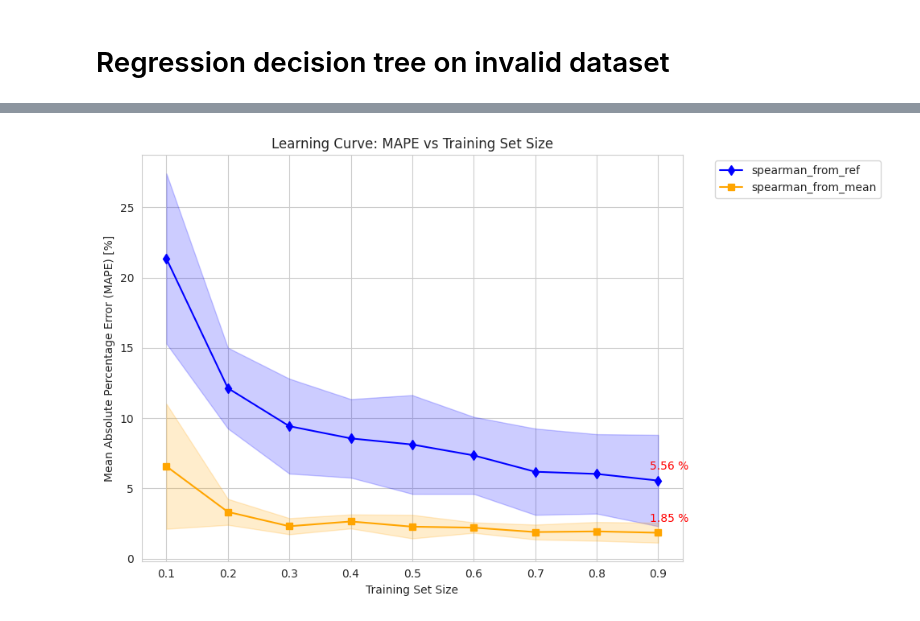
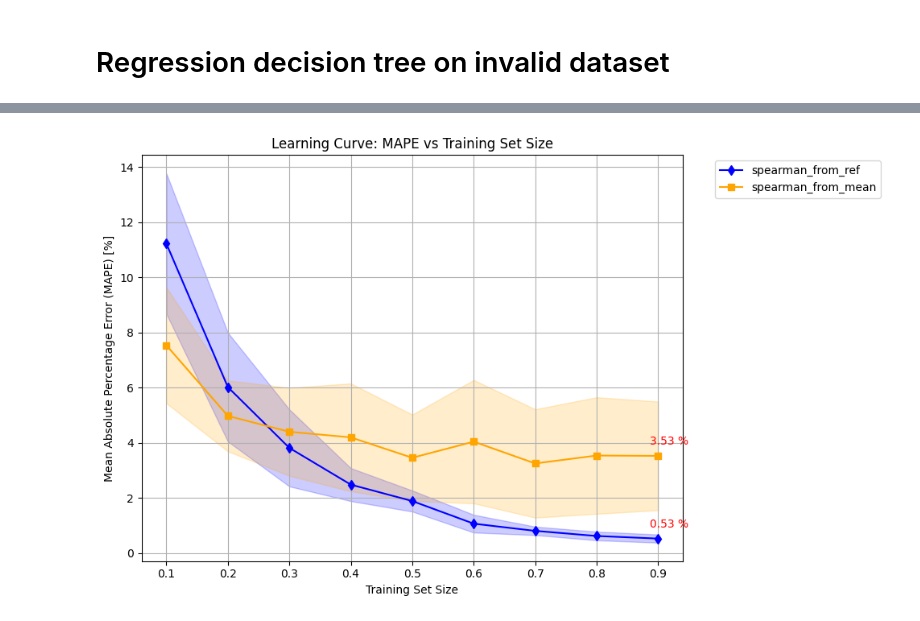
Before and after one commit to Inria-Empenn/sosym_2026, a Jupyter notebook: case_study_1/RQ2_regression_analysis.ipynb, the cells around one changed output, grey strips where cells are left out. Saved outputs shown, nothing was run; the diff lists cells and outputs as text; code cells hidden in the pictures.

Commit message:
update regression code

```diff
--- a/case_study_1/RQ2_regression_analysis.ipynb
+++ b/case_study_1/RQ2_regression_analysis.ipynb
@@ -50,17 +50,17 @@ from sklearn.tree import DecisionTreeRegressor, export_graphviz
 from sklearn.model_selection import train_test_split
 
 
-def predict_metric(path, target_metric, iteration, train_sizes=[], test_size=200):
+def predict_metric_precompiled(path, target_metric, iteration, train_sizes=[], test_size=200):
 
     results_list = []
 
+    test_ds = pd.read_csv(os.path.join(path, f'sub_dataset_{test_size}_test_{iteration}.csv'), delimiter=';')
+
     ignored = [
-        col for col in dataset.columns
-        if col.endswith('from_ref') or col.endswith('from_mean')
+        col for col in test_ds.columns
+        if col.endswith('from_ref') or col.endswith('from_mean') or col == 'cluster' or col == 'id'
     ]
-    ignored.extend(['id'])
 
-    test_ds = pd.read_csv(os.path.join(path, f'sub_dataset_{test_size}_test_{iteration}.csv'), delimiter=';')
     y_test = test_ds[target_metric]
     X_test = test_ds.drop(columns=ignored).copy()
 
@@ -71,7 +71,7 @@ def predict_metric(path, target_metric, iteration, train_sizes=[], test_size=200
         y_train = train_ds[target_metric]
         X_train = train_ds.drop(columns=ignored).copy()
 
-        regressor = DecisionTreeRegressor(random_state=42)
+        regressor = DecisionTreeRegressor(random_state=None)
         regressor.fit(X_train, y_train)
         y_pred = regressor.predict(X_test)
 
@@ -120,7 +188,11 @@ all_results = []
 
 for i in range(1, 11):
     for metric in metrics:
-        results_df = predict_metric('data/regression/full', metric, i, [80, 160, 240, 320, 400, 480, 560, 640, 720])
+        results_df = pd.DataFrame()
+        if metric.endswith('from_mean'):
+            results_df = predict_metric_precompiled('data/regression/full', metric, i, [80, 160, 240, 320, 400, 480, 560, 640, 720], 200)
+        elif metric.endswith('from_ref'):
+            results_df = predict_metric(dataset, metric, 0.2)
         results_df['iteration'] = i
         all_results.append(results_df)
 
@@ -379,7 +428,7 @@ import matplotlib.pyplot as plt
 import numpy as np
 import pandas as pd
 
-grouped = invalid_results_df.groupby(['metric', 'train_size'])['MAPE'].agg(['mean', 'std']).reset_index()
+grouped = full_results_df.groupby(['metric', 'train_size'])['MAPE'].agg(['mean', 'std']).reset_index()
 pivot_df = grouped.pivot(index='train_size', columns='metric', values=['mean', 'std'])
 
 mean_mape_ref = pivot_df['mean'][f'{corr_func}_from_ref']
@@ -423,31 +472,33 @@ plt.plot(
     marker='s',
     label=f'{corr_func}_from_mean',
     color='orange'
 )
 plt.fill_between(
     train_sizes,
     (mean_mape_mean - std_mape_mean) * 100,  # Multiply by 100
     (mean_mape_mean + std_mape_mean) * 100,  # Multiply by 100
     alpha=0.2,
     color='orange'
 )
 plt.annotate(
     f'{mean_mape_mean.iloc[-1] * 100:.2f} %',  # Multiply by 100
     (train_sizes[-1], mean_mape_mean.iloc[-1] * 100),  # Multiply by 100
     textcoords="offset points",
     xytext=(10, 10),
     ha='center',
     fontsize=10,
     color='red'
 )
 
 # Place the legend outside the figure
 plt.legend(bbox_to_anchor=(1.05, 1), loc='upper left')
 plt.xlabel('Training Set Size')
 plt.ylabel('Mean Absolute Percentage Error (MAPE) [%]')
 plt.title('Learning Curve: MAPE vs Training Set Size')
 plt.grid(True)
 plt.tight_layout()
 plt.show()
+
+full_results_df.head()
 # %% [output]
-[figure, old version]
+[figure, new version]
```
Also changed, not shown: parts of 8 cells of this notebook, 2 other files.
